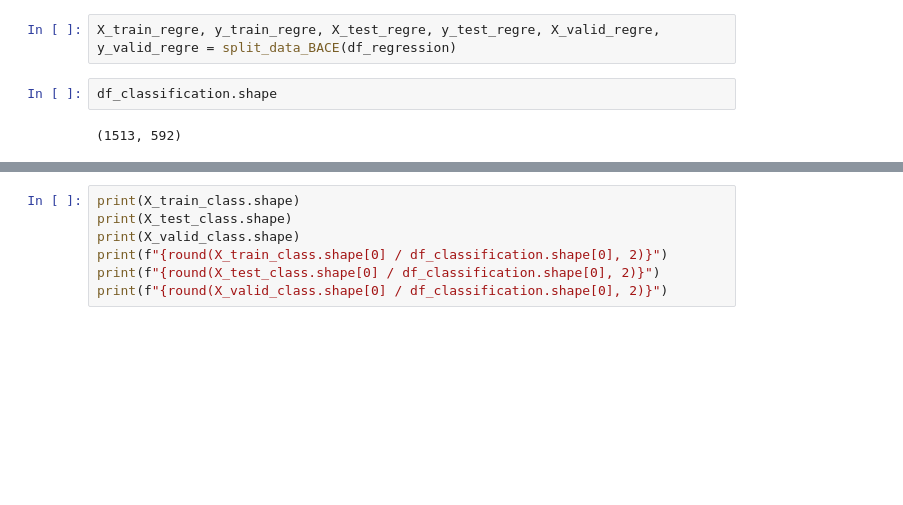
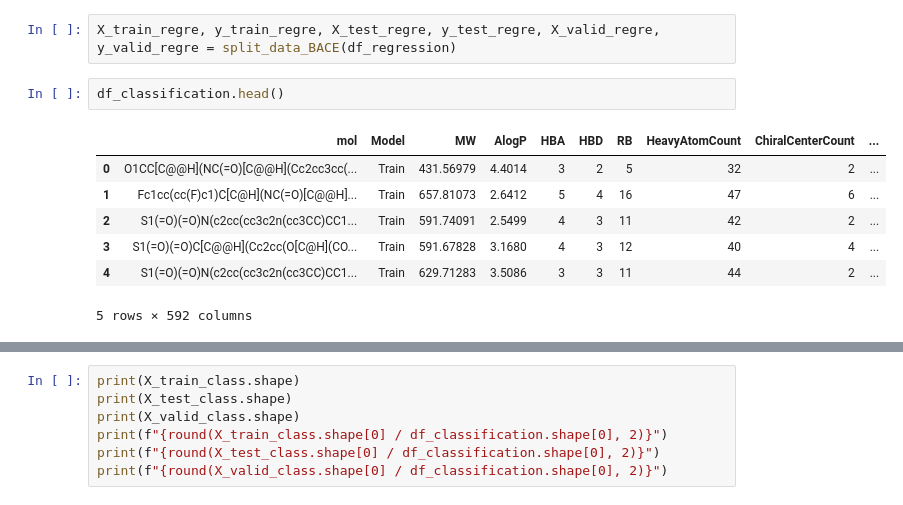
Before and after one commit to mateugazi/czasteczkowa-inzynierka, a Jupyter notebook: experiments/BACE/BACE_comparison.ipynb, the cells around one changed output, grey strips where cells are left out. Saved outputs shown, nothing was run; the diff lists cells and outputs as text; blank space fills up the shorter version.

```diff
--- a/experiments/BACE/BACE_comparison.ipynb
+++ b/experiments/BACE/BACE_comparison.ipynb
@@ -72,7 +77,13 @@ X_train_class, y_train_class, X_test_class, y_test_class, X_valid_class, y_valid
 # %%
 X_train_regre, y_train_regre, X_test_regre, y_test_regre, X_valid_regre, y_valid_regre = split_data_BACE(df_regression)
 # %%
-df_classification.shape
+df_classification.head()
 # %% [output]
+|  | mol | Model | MW | AlogP | HBA | HBD | RB | HeavyAtomCount | ChiralCenterCount | ... |
+| 0 | O1CC[C@@H](NC(=O)[C@@H](Cc2cc3cc(... | Train | 431.56979 | 4.4014 | 3 | 2 | 5 | 32 | 2 | ... |
+| 1 | Fc1cc(cc(F)c1)C[C@H](NC(=O)[C@@H]... | Train | 657.81073 | 2.6412 | 5 | 4 | 16 | 47 | 6 | ... |
+| 2 | S1(=O)(=O)N(c2cc(cc3c2n(cc3CC)CC1... | Train | 591.74091 | 2.5499 | 4 | 3 | 11 | 42 | 2 | ... |
+| 3 | S1(=O)(=O)C[C@@H](Cc2cc(O[C@H](CO... | Train | 591.67828 | 3.1680 | 4 | 3 | 12 | 40 | 4 | ... |
+| 4 | S1(=O)(=O)N(c2cc(cc3c2n(cc3CC)CC1... | Train | 629.71283 | 3.5086 | 3 | 3 | 11 | 44 | 2 | ... |
-(1513, 592)
+5 rows × 592 columns
 # %%
```
Also changed, not shown: parts of 10 cells of this notebook, 4 other files.
